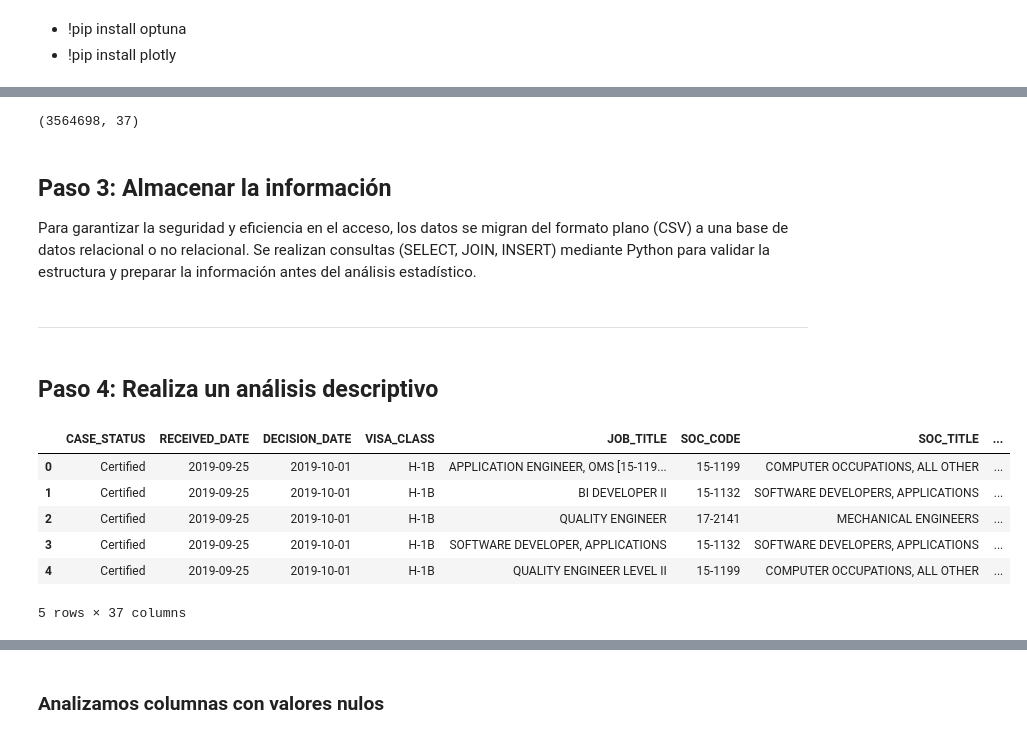
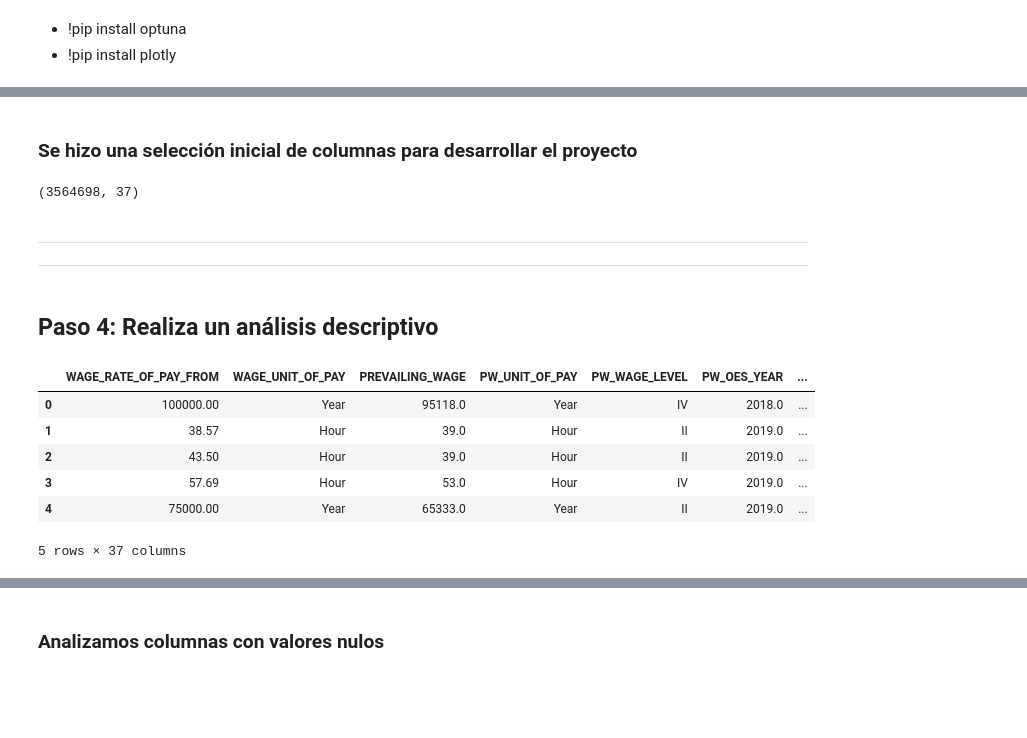
Before and after one commit to Oswaldoslv04/proyecto_final_lca, a Jupyter notebook: src/PROYECTO_FINAL_LCA_DISCLOSURE.ipynb, the cells around one changed output, grey strips where cells are left out. Saved outputs shown, nothing was run; the diff lists cells and outputs as text; code cells hidden in the pictures; blank space fills up the shorter version.

```diff
--- a/src/PROYECTO_FINAL_LCA_DISCLOSURE.ipynb
+++ b/src/PROYECTO_FINAL_LCA_DISCLOSURE.ipynb
@@ -48,0 +58,9 @@ file_path = '/content/drive/MyDrive/Colab Notebooks/PROYECTO 4GEEKS/Combined_LCA
+# %%
+# Crear carpeta para guardar la base de datos
+Path("database").mkdir(exist_ok=True)
+
+# Crear conexión SQLite
+conn = sqlite3.connect("database/h1b_lca_project.db")
+
+# Nombre de la tabla principal
+table_name = "lca_disclosure_data"
@@ -49,3 +171,5 @@ file_path = '/content/drive/MyDrive/Colab Notebooks/PROYECTO 4GEEKS/Combined_LCA
+# %% [markdown]
+### Se hizo una selección inicial de columnas para desarrollar el proyecto
 # %%
 use_cols = [
     # Target y unidad del target
@@ -106,15 +228,13 @@ use_cols = [
     "CASE_STATUS"
 ]
-# %%
-df_reduced = pd.read_csv(
-    file_path,
-    usecols=use_cols,
-    low_memory=False
-)
-df_reduced.shape
-# %% [output]
-(3564698, 37)
-# %% [markdown]
-## Paso 3: Almacenar la información
-
-Para garantizar la seguridad y eficiencia en el acceso, los datos se migran del formato plano (CSV) a una base de datos relacional o no relacional. Se realizan consultas (SELECT, JOIN, INSERT) mediante Python para validar la estructura y preparar la información antes del análisis estadístico.
+# %%
+# Convertir la lista de columnas a texto SQL
+cols_sql = ", ".join([f'"{col}"' for col in use_cols])
+
+query = f"""
+SELECT {cols_sql}
+FROM lca_disclosure_data;
+"""
+
+# Creamos df desde SQLite
+df = pd.read_sql_query(query, conn)
@@ -121,15 +248,20 @@ Para garantizar la seguridad y eficiencia en el acceso, los datos se migran del
+# %%
+df.shape
+# %% [output]
+(3564698, 37)
 # %% [markdown]
---------------------------------
+------------------------
+------------------------
 # %% [markdown]
 ## Paso 4: Realiza un análisis descriptivo
 # %%
-df_reduced.head()
+df.head()
 # %% [output]
-|  | CASE_STATUS | RECEIVED_DATE | DECISION_DATE | VISA_CLASS | JOB_TITLE | SOC_CODE | SOC_TITLE | ... |
-| 0 | Certified | 2019-09-25 | 2019-10-01 | H-1B | APPLICATION ENGINEER, OMS [15-119... | 15-1199 | COMPUTER OCCUPATIONS, ALL OTHER | ... |
-| 1 | Certified | 2019-09-25 | 2019-10-01 | H-1B | BI DEVELOPER II | 15-1132 | SOFTWARE DEVELOPERS, APPLICATIONS | ... |
-| 2 | Certified | 2019-09-25 | 2019-10-01 | H-1B | QUALITY ENGINEER | 17-2141 | MECHANICAL ENGINEERS | ... |
-| 3 | Certified | 2019-09-25 | 2019-10-01 | H-1B | SOFTWARE DEVELOPER, APPLICATIONS | 15-1132 | SOFTWARE DEVELOPERS, APPLICATIONS | ... |
-| 4 | Certified | 2019-09-25 | 2019-10-01 | H-1B | QUALITY ENGINEER LEVEL II | 15-1199 | COMPUTER OCCUPATIONS, ALL OTHER | ... |
+|  | WAGE_RATE_OF_PAY_FROM | WAGE_UNIT_OF_PAY | PREVAILING_WAGE | PW_UNIT_OF_PAY | PW_WAGE_LEVEL | PW_OES_YEAR | ... |
+| 0 | 100000.00 | Year | 95118.0 | Year | IV | 2018.0 | ... |
+| 1 | 38.57 | Hour | 39.0 | Hour | II | 2019.0 | ... |
+| 2 | 43.50 | Hour | 39.0 | Hour | II | 2019.0 | ... |
+| 3 | 57.69 | Hour | 53.0 | Hour | IV | 2019.0 | ... |
+| 4 | 75000.00 | Year | 65333.0 | Year | II | 2019.0 | ... |
 5 rows × 37 columns
 # %%
```
Also changed, not shown: parts of 64 cells of this notebook.
